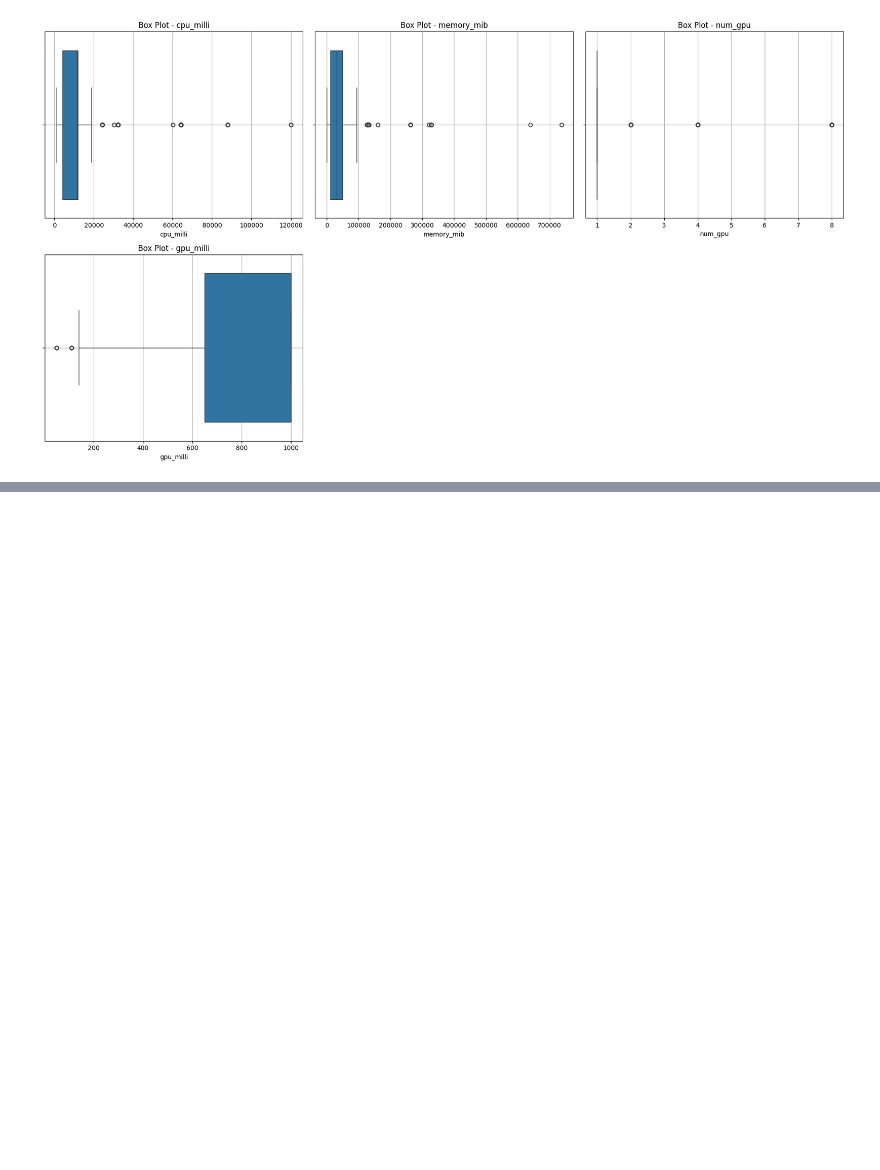
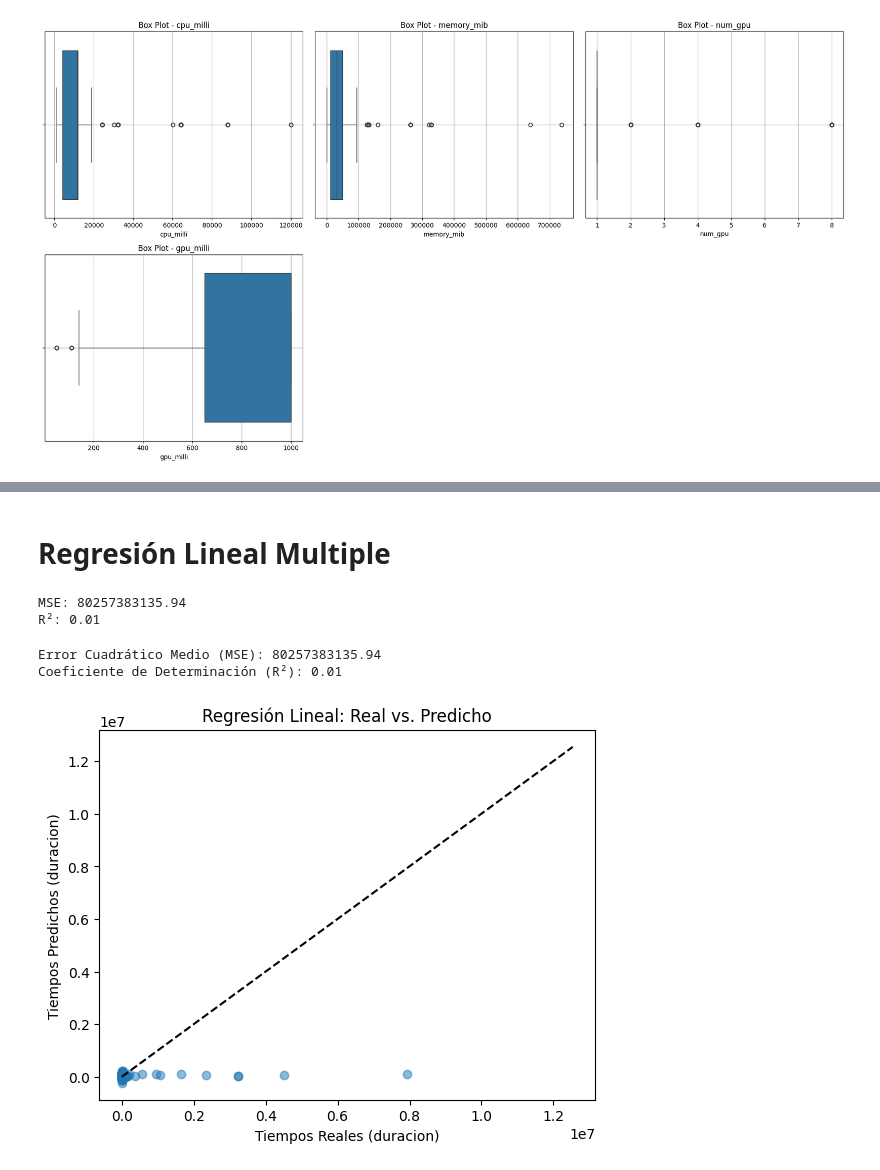
Before and after one commit to edegraciab/ma-modelos-predictivos-poyecto-final, a Jupyter notebook: notebook/RegresionLineaMultiple.ipynb, the cells around one changed output, grey strips where cells are left out. Drawn from its saved outputs; the diff is of its cells as text; code cells hidden in the pictures; blank space fills up the shorter version.

```diff
--- a/notebook/RegresionLineaMultiple.ipynb
+++ b/notebook/RegresionLineaMultiple.ipynb
@@ -207,3 +102,0 @@ Tamaño de prueba: (1413, 4)
-# %%
-data = data.drop_duplicates()
-# Repetir división y entrenamiento...
@@ -231,0 +103,57 @@ R² (normalizado): 1.00
+# %% [markdown]
+# Regresión Lineal Multiple
+# %%
+from sklearn.model_selection import train_test_split
+from sklearn.preprocessing import RobustScaler
+
+# Excluir columnas irrelevantes (ej: gpu_spec si es constante)
+numeric_data = data.copy()
+
+numeric_data['duracion'] = numeric_data['deletion_time'] - numeric_data['creation_time']
+
+numeric_data = numeric_data.drop(columns=['gpu_spec','creation_time', 'deletion_time', 'scheduled_time'], errors='ignore')
+
+
+# Variables predictoras (excluir gpu_spec si es constante)
+X = numeric_data[['cpu_milli', 'memory_mib', 'num_gpu', 'gpu_milli']]
+y = numeric_data['duracion']
+
+# Dividir en entrenamiento y prueba
+X_train, X_test, y_train, y_test = train_test_split(X, y, test_size=0.2, random_state=42)
+
+# Escalar datos (usamos RobustScaler por posibles outliers)
+scaler = RobustScaler()
+X_train_scaled = scaler.fit_transform(X_train)
+X_test_scaled = scaler.transform(X_test)
+
+# Crear y entrenar el modelo
+model = LinearRegression()
+model.fit(X_train_scaled, y_train)
+
+# Predecir y evaluar
+y_pred = model.predict(X_test_scaled)
+
+print(f"MSE: {mean_squared_error(y_test, y_pred):.2f}")
+print(f"R²: {r2_score(y_test, y_pred):.2f}")
+# %% [output]
+MSE: 80257383135.94
+R²: 0.01
+# %%
+# Calcular métricas
+mse = mean_squared_error(y_test, y_pred)
+r2 = r2_score(y_test, y_pred)
+
+print(f"Error Cuadrático Medio (MSE): {mse:.2f}")
+print(f"Coeficiente de Determinación (R²): {r2:.2f}")
+
+# Gráfico de valores reales vs. predichos
+plt.scatter(y_test, y_pred, alpha=0.5)
+plt.xlabel('Tiempos Reales (duracion)')
+plt.ylabel('Tiempos Predichos (duracion)')
+plt.title('Regresión Lineal: Real vs. Predicho')
+plt.plot([y.min(), y.max()], [y.min(), y.max()], 'k--')  # Línea de referencia
+plt.show()
+# %% [output]
+Error Cuadrático Medio (MSE): 80257383135.94
+Coeficiente de Determinación (R²): 0.01
+[figure, added]
```
Also changed, not shown: parts of 17 cells of this notebook, 1 other file.
